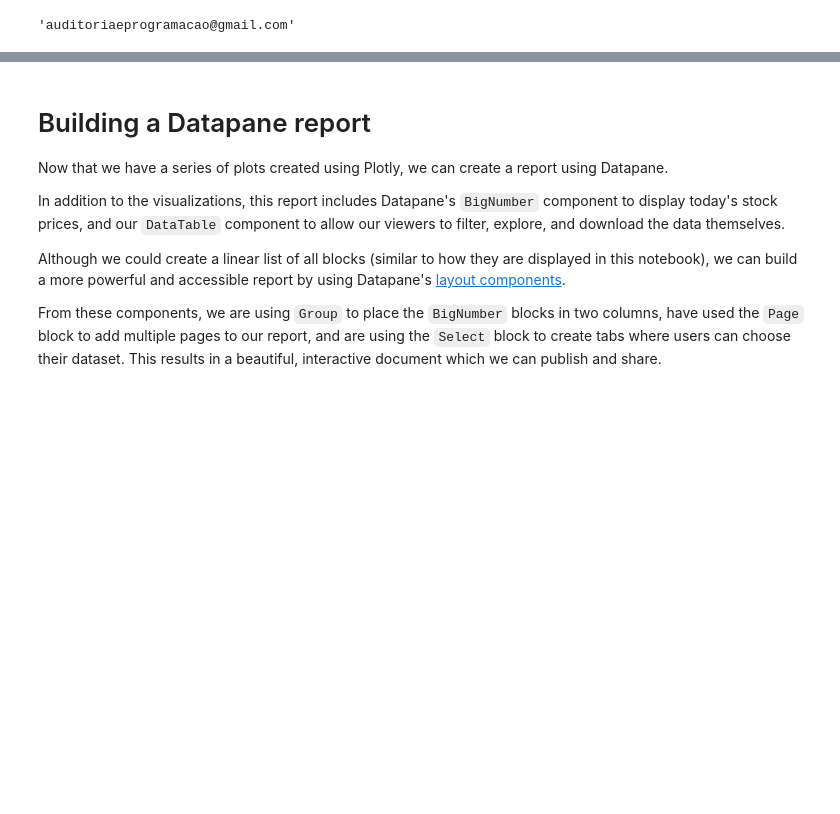
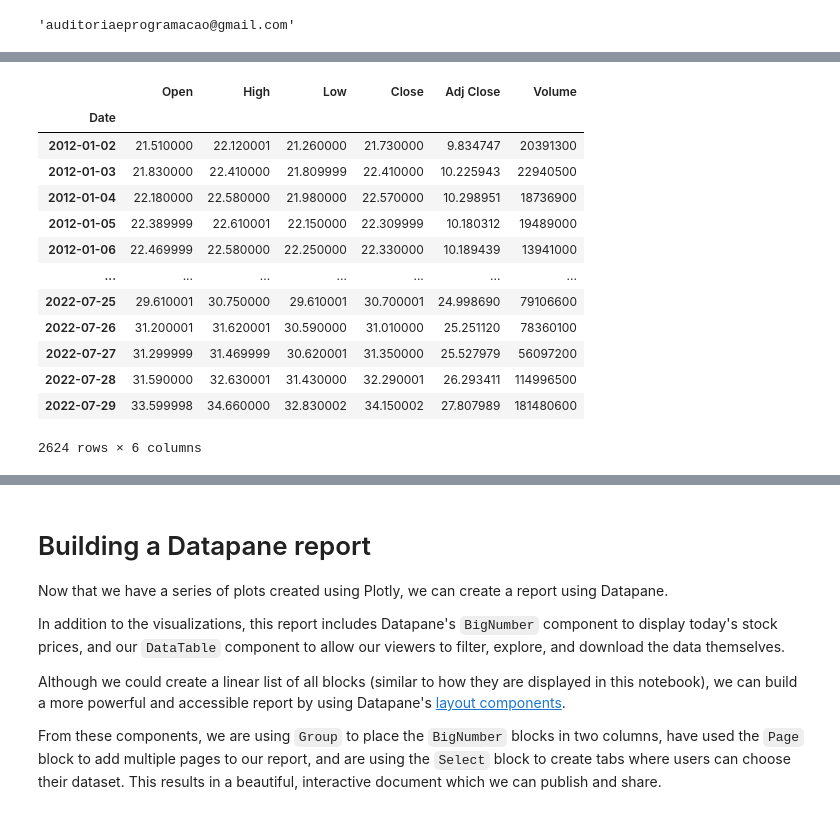
Before and after one commit to luguitar/notebooks-analisefundamentalista, a Jupyter notebook: Datapane_Stock_Market_Analysis.ipynb, the cells around one changed output, grey strips where cells are left out. Cells and saved outputs as stored; diff of their text form; code cells hidden in the pictures; blank space fills up the shorter version.

```diff
--- a/Datapane_Stock_Market_Analysis.ipynb
+++ b/Datapane_Stock_Market_Analysis.ipynb
@@ -125,17 +91,17 @@ fig0.show()
 # %% [output]
 [interactive output not drawn]
 # %%
-nflx['10-day MA'] = nflx['Close'].rolling(window=10).mean()
-nflx['20-day MA'] = nflx['Close'].rolling(window=20).mean()
-nflx['50-day MA'] = nflx['Close'].rolling(window=50).mean()
+petro['10-day MA'] = petro['Close'].rolling(window=10).mean()
+petro['20-day MA'] = petro['Close'].rolling(window=20).mean()
+petro['50-day MA'] = petro['Close'].rolling(window=50).mean()
 
-trace0 = go.Scatter(x=nflx.index, y=nflx.Close, name='NFLX')
-trace1 = go.Scatter(x=nflx.index, y=nflx['10-day MA'], name='10-day MA')
-trace2 = go.Scatter(x=nflx.index, y=nflx['20-day MA'], name='20-day MA')
+trace0 = go.Scatter(x=petro.index, y=petro.Close, name='Petrobrás')
+trace1 = go.Scatter(x=petro.index, y=petro['10-day MA'], name='10-day MM')
+trace2 = go.Scatter(x=petro.index, y=petro['20-day MA'], name='20-day MM')
 fig1 = go.Figure([trace0, trace1, trace2])
 fig1.update_layout(
     title={
-        'text': "Netflix Stock Price",
+        'text': "Ação da Petrobrás",
         'x':0.5,
         'xanchor': 'center'})
 fig1.show()
@@ -152,12 +118,14 @@ fig2.show()
 # %% [output]
 [interactive output not drawn]
 # %%
-nflx['Daily return (%)'] = round(nflx['Close'].pct_change()*100, 2)
+petro['Retorno Diário (%)'] = round(petro['Close'].pct_change()*100, 2)
 
-fig3 = px.bar(nflx, x=nflx.index, y="Daily return (%)")
+fig3 = px.bar(petro, x=petro.index, y="Retorno Diário (%)")
+fig3.update_traces(marker_color='rgb(158,202,225)', marker_line_color='rgb(8,48,107)',
+                  marker_line_width=1.5, opacity=0.6)
 fig3.update_layout(
     title={
-        'text': "Netflix Stock Daily Return",
+        'text': "Retorno Diário - PETR4",
         'x':0.5,
         'xanchor': 'center'})
 fig3.show()
@@ -201,5 +169,22 @@ fig4.update_layout(dict(
 fig4.show()
 # %% [output]
 [interactive output not drawn]
+# %%
+petro
+# %% [output]
+|  | Open | High | Low | Close | Adj Close | Volume |
+| Date |  |  |  |  |  |  |
+| 2012-01-02 | 21.510000 | 22.120001 | 21.260000 | 21.730000 | 9.834747 | 20391300 |
+| 2012-01-03 | 21.830000 | 22.410000 | 21.809999 | 22.410000 | 10.225943 | 22940500 |
+| 2012-01-04 | 22.180000 | 22.580000 | 21.980000 | 22.570000 | 10.298951 | 18736900 |
+| 2012-01-05 | 22.389999 | 22.610001 | 22.150000 | 22.309999 | 10.180312 | 19489000 |
+| 2012-01-06 | 22.469999 | 22.580000 | 22.250000 | 22.330000 | 10.189439 | 13941000 |
+| ... | ... | ... | ... | ... | ... | ... |
+| 2022-07-25 | 29.610001 | 30.750000 | 29.610001 | 30.700001 | 24.998690 | 79106600 |
+| 2022-07-26 | 31.200001 | 31.620001 | 30.590000 | 31.010000 | 25.251120 | 78360100 |
+| 2022-07-27 | 31.299999 | 31.469999 | 30.620001 | 31.350000 | 25.527979 | 56097200 |
+| 2022-07-28 | 31.590000 | 32.630001 | 31.430000 | 32.290001 | 26.293411 | 114996500 |
+| 2022-07-29 | 33.599998 | 34.660000 | 32.830002 | 34.150002 | 27.807989 | 181480600 |
+2624 rows × 6 columns
 # %%
 trace0 = go.Scatterpolar(
```
Also changed, not shown: parts of 21 cells of this notebook.
